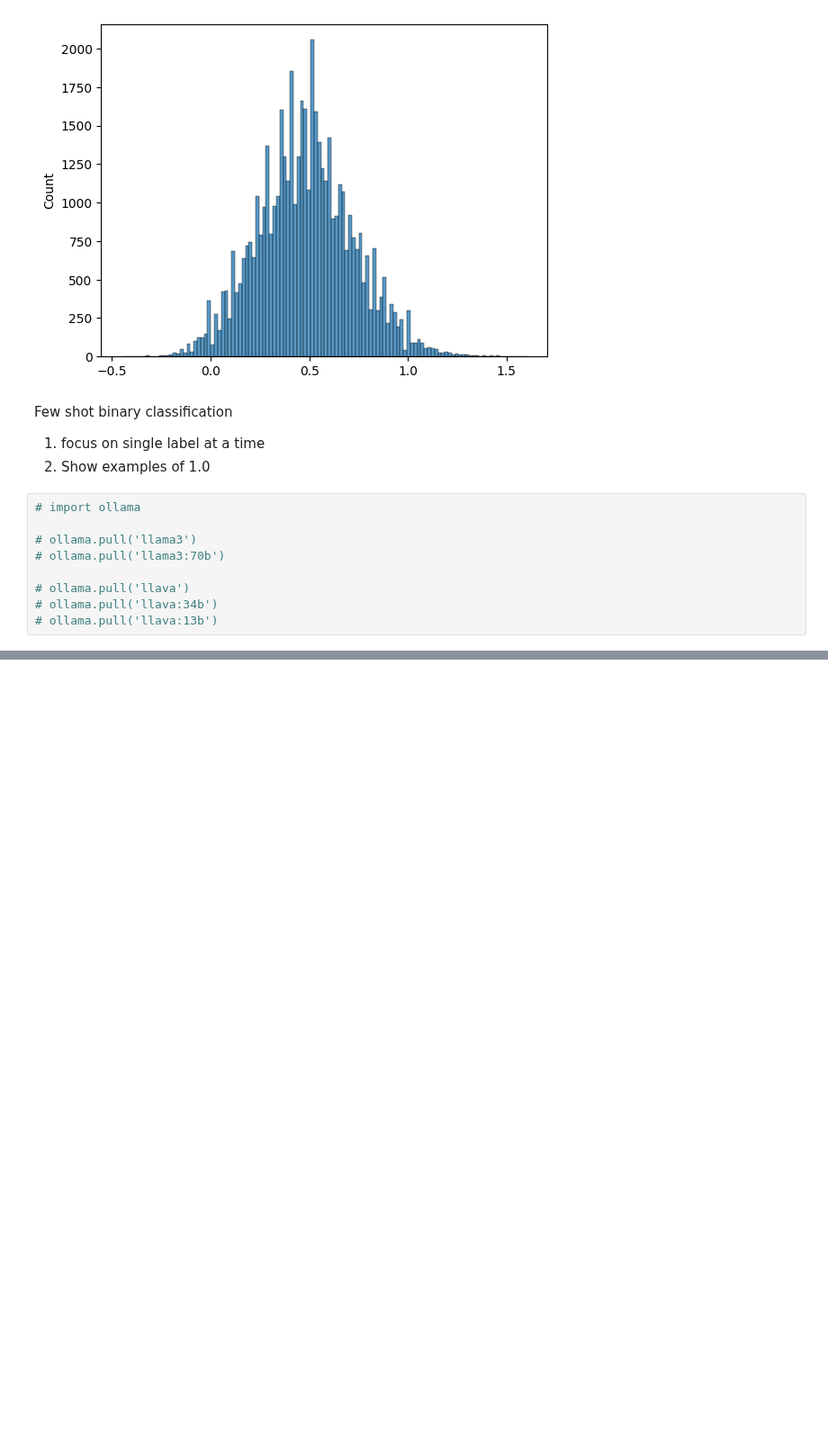
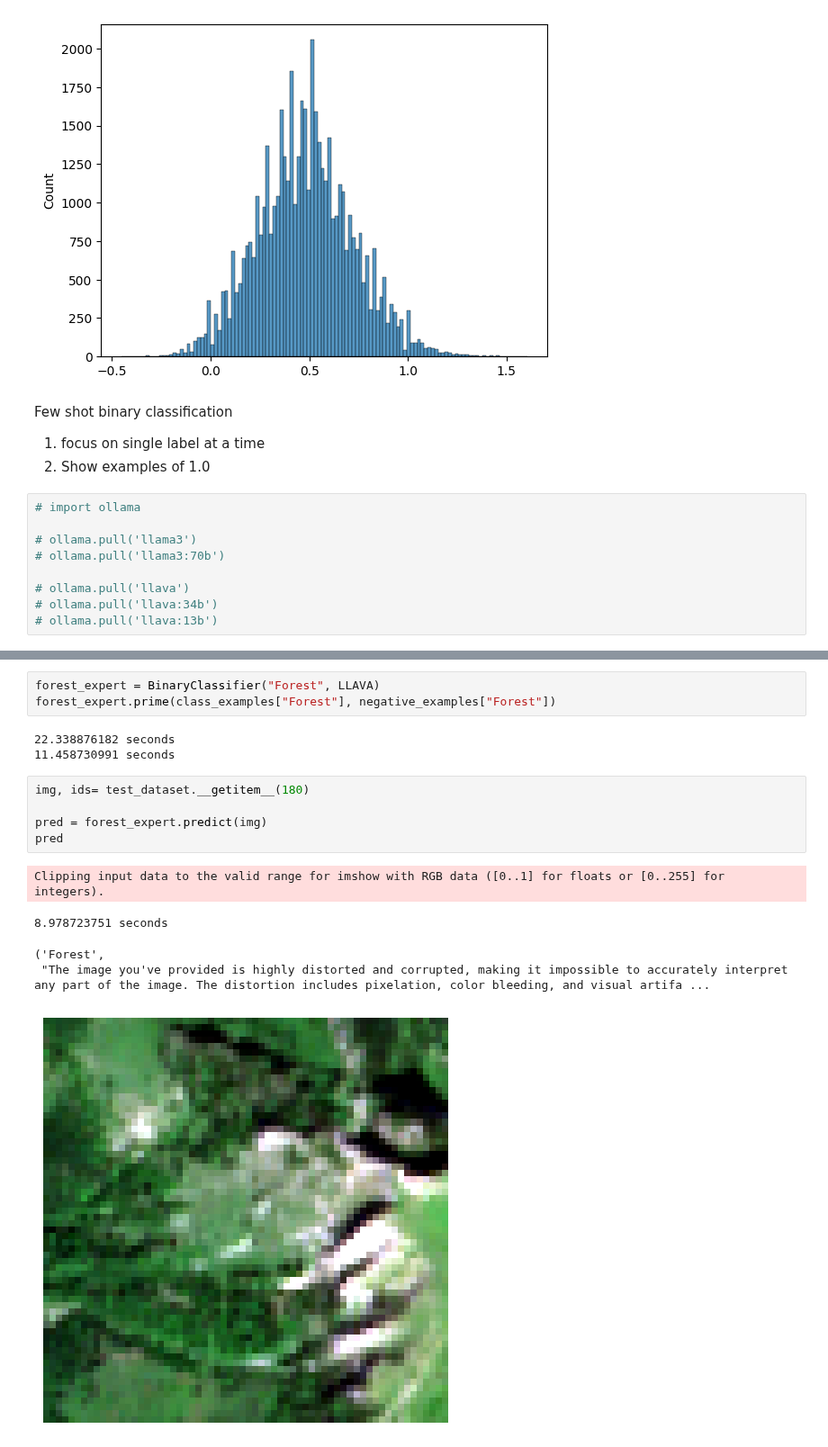
Before and after one commit to urbanlutz/AIML24_RandomForestRangers, a Jupyter notebook: test_labelling.ipynb, the cells around one changed output, grey strips where cells are left out. Shown at 90% size. Saved outputs shown, nothing was run; the diff lists cells and outputs as text; blank space fills up the shorter version.

```diff
--- a/test_labelling.ipynb
+++ b/test_labelling.ipynb
@@ -628,0 +667,17 @@ class ExpertGroup():
+# %%
+forest_expert = BinaryClassifier("Forest", LLAVA)
+forest_expert.prime(class_examples["Forest"], negative_examples["Forest"])
+# %% [output]
+22.338876182 seconds
+11.458730991 seconds
+# %%
+img, ids= test_dataset.__getitem__(180)
+
+pred = forest_expert.predict(img)
+pred
+# %% [output]
+Clipping input data to the valid range for imshow with RGB data ([0..1] for floats or [0..255] for integers).
+8.978723751 seconds
+('Forest',
+ "The image you've provided is highly distorted and corrupted, making it impossible to accurately interpret any part of the image. The distortion includes pixelation, color bleeding, and visual artifa ...
+[figure, added]
```
Also changed, not shown: parts of 28 cells of this notebook, 17 other files.
